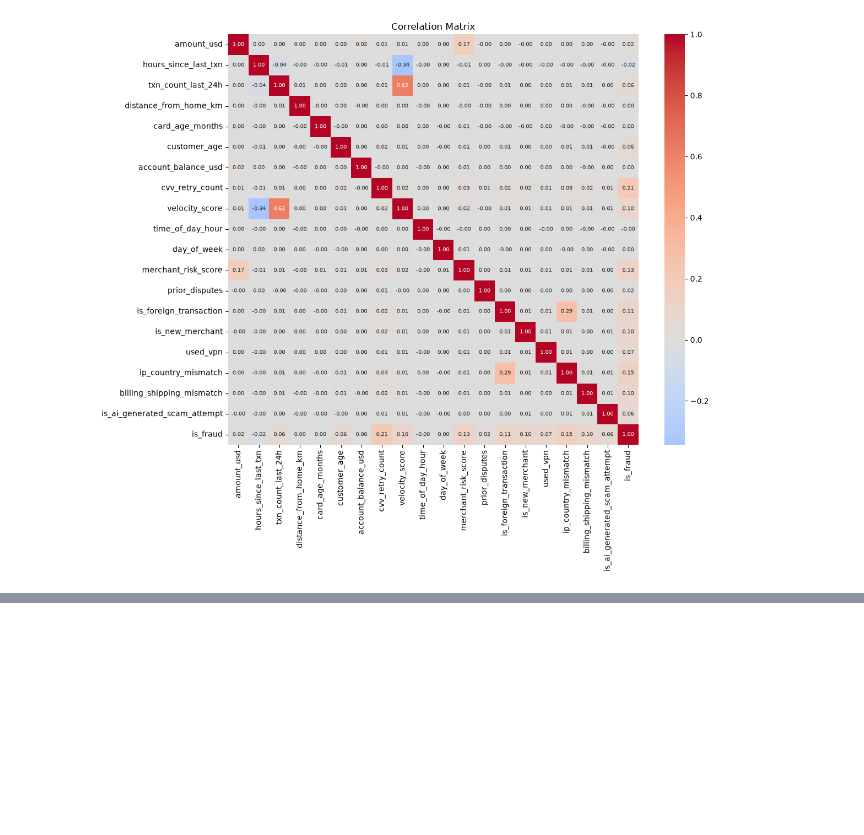
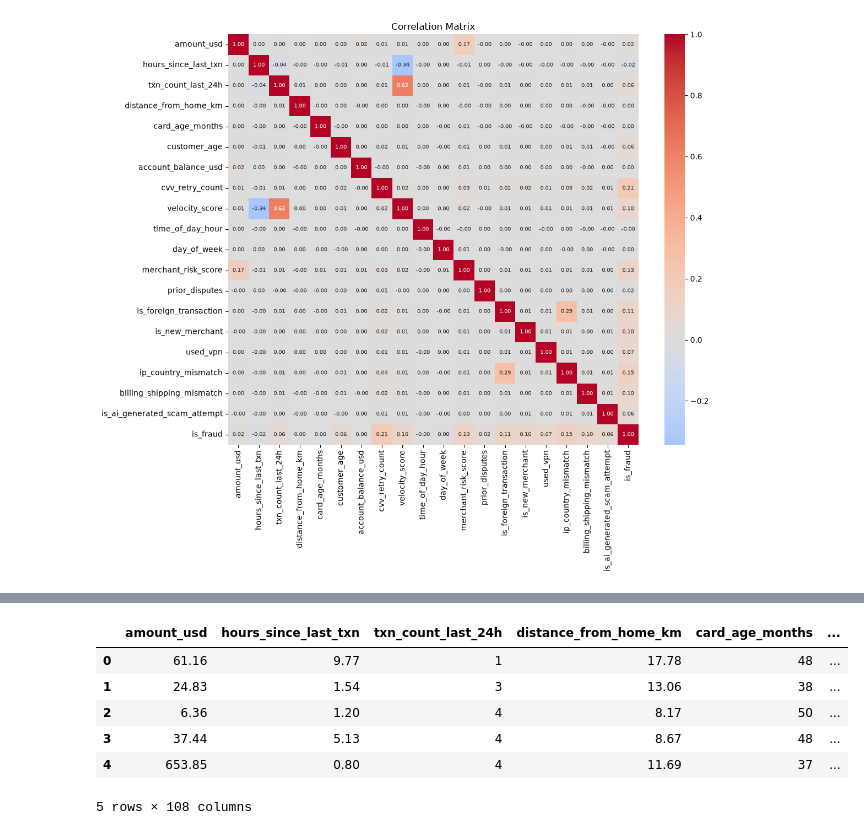
Before and after one commit to oivler/kaggle-credit-card-fraud, a Jupyter notebook: model.ipynb, the cells around one changed output, grey strips where cells are left out. Saved outputs shown, nothing was run; the diff lists cells and outputs as text; code cells hidden in the pictures; blank space fills up the shorter version.

```diff
--- a/model.ipynb
+++ b/model.ipynb
@@ -478,0 +316,72 @@ weights hgb/lgb/xgb: 0.1/0.54/0.36
+# %%
+def add_digit_features(df, cols):
+    out = df.copy()
+    for col in cols:
+        vals = out[col].astype(float)
+        out[f"{col}_frac"] = vals - np.floor(vals)
+        out[f"{col}_int"] = np.floor(vals).astype(np.int32)
+        for k in range(1, 7):
+            out[f"{col}_dig{k}"] = ((vals * (10 ** k)) % 10).astype(np.int8)
+        for k in range(0, 4):
+            out[f"{col}_round{k}"] = vals.round(k)
+    return out
+
+def add_frequency_features(train_df, test_df, cols):
+    tr = train_df.copy()
+    te = test_df.copy()
+    for col in cols:
+        freq = train_df[col].value_counts()
+        tr[f"{col}_freq"] = train_df[col].map(freq).astype(np.float32)
+        te[f"{col}_freq"] = test_df[col].map(freq).fillna(1).astype(np.float32)
+        tr[f"{col}_rare"] = (tr[f"{col}_freq"] <= 5).astype(np.int8)
+        te[f"{col}_rare"] = (te[f"{col}_freq"] <= 5).astype(np.int8)
+    return tr, te
+
+def encode_base(df, cat_maps=None):
+    out = df.drop(columns=["id", "is_fraud"], errors="ignore").copy()
+    for col in bool_cols:
+        out[col] = out[col].astype(np.int8)
+    maps = {}
+    for col in cat_cols:
+        if cat_maps is None:
+            cats = sorted(out[col].astype(str).unique())
+            maps[col] = {v: i for i, v in enumerate(cats)}
+        else:
+            maps[col] = cat_maps[col]
+        out[col] = out[col].astype(str).map(maps[col]).fillna(-1).astype(np.int16)
+    return out, maps
+
+X_raw, cat_maps = encode_base(train)
+X_test_raw, _ = encode_base(test, cat_maps=cat_maps)
+X_raw = add_digit_features(X_raw, digit_num_cols)
+X_test_raw = add_digit_features(X_test_raw, digit_num_cols)
+X, X_test = add_frequency_features(X_raw, X_test_raw, digit_num_cols)
+
+orig_path = "data/credit_card_fraud_2026.csv"
+has_orig = False
+try:
+    orig = pd.read_csv(orig_path)
+    has_orig = True
+except FileNotFoundError:
+    orig = None
+
+if has_orig:
+    orig = orig.rename(columns={"transaction_id": "id"})
+    for col in bool_cols:
+        if col in orig.columns:
+            orig[col] = orig[col].astype(bool)
+    y_orig = orig["is_fraud"].astype(int)
+    X_orig, _ = encode_base(orig, cat_maps=cat_maps)
+    X_orig = add_digit_features(X_orig, digit_num_cols)
+    _, X_orig = add_frequency_features(X_raw, X_orig, digit_num_cols)
+    X_orig["is_orig"] = 1
+    X["is_orig"] = 0
+    X_test["is_orig"] = 0
+else:
+    y_orig = None
+    X_orig = None
+
+feature_cols = X.columns.tolist()
+display(pd.Series({"n_features": len(feature_cols), "has_original": has_orig}))
+display(X[feature_cols].head())
+# %% [output]
@@ -478,0 +391,7 @@ weights hgb/lgb/xgb: 0.1/0.54/0.36
+|  | amount_usd | hours_since_last_txn | txn_count_last_24h | distance_from_home_km | card_age_months | ... |
+| 0 | 61.16 | 9.77 | 1 | 17.78 | 48 | ... |
+| 1 | 24.83 | 1.54 | 3 | 13.06 | 38 | ... |
+| 2 | 6.36 | 1.20 | 4 | 8.17 | 50 | ... |
+| 3 | 37.44 | 5.13 | 4 | 8.67 | 48 | ... |
+| 4 | 653.85 | 0.80 | 4 | 11.69 | 37 | ... |
+5 rows × 108 columns
```
Also changed, not shown: parts of 18 cells of this notebook.
